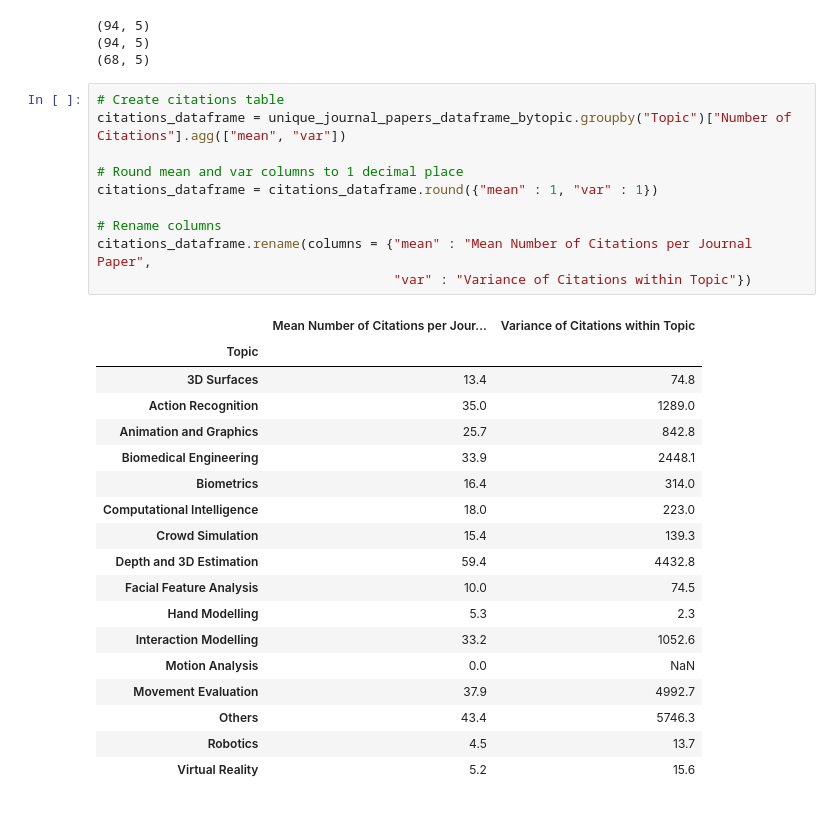
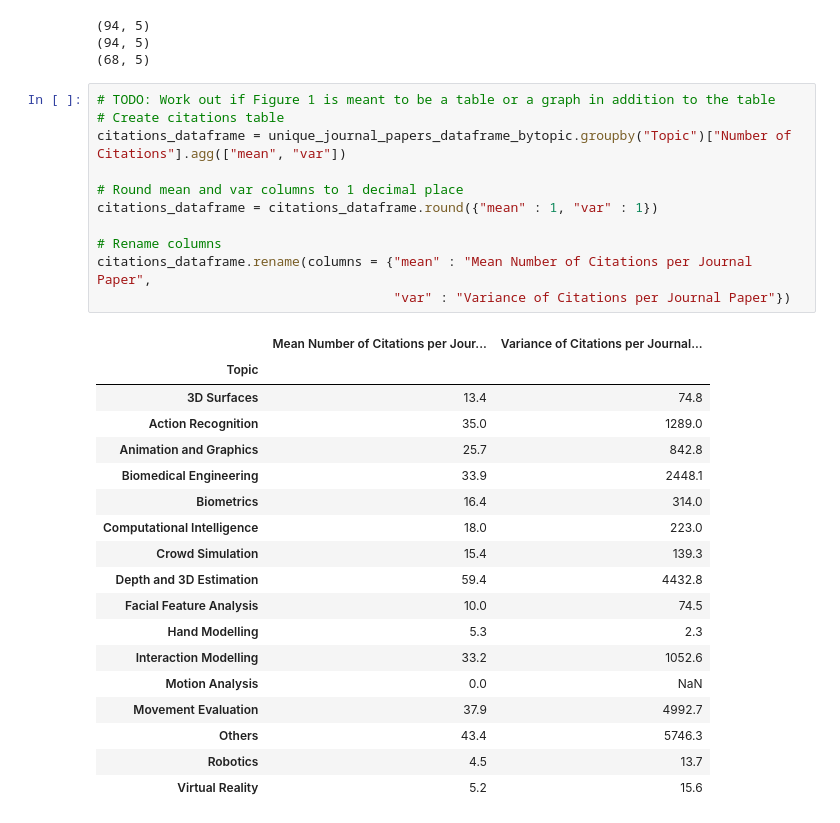
Before and after one commit to alasdair-breasley/pds-assignment, a Jupyter notebook: PDS_Assignment.ipynb, the cells around one changed output. Saved outputs shown, nothing was run; the diff lists cells and outputs as text.

```diff
--- a/PDS_Assignment.ipynb
+++ b/PDS_Assignment.ipynb
@@ -487,17 +490,18 @@ print(unique_journal_papers_dataframe.shape)
 (94, 5)
 (68, 5)
 # %%
+# TODO: Work out if Figure 1 is meant to be a table or a graph in addition to the table
 # Create citations table
 citations_dataframe = unique_journal_papers_dataframe_bytopic.groupby("Topic")["Number of Citations"].agg(["mean", "var"])
 
 # Round mean and var columns to 1 decimal place
 citations_dataframe = citations_dataframe.round({"mean" : 1, "var" : 1})
 
 # Rename columns
 citations_dataframe.rename(columns = {"mean" : "Mean Number of Citations per Journal Paper",
-                                      "var" : "Variance of Citations within Topic"})
+                                      "var" : "Variance of Citations per Journal Paper"})
 # %% [output]
-|  | Mean Number of Citations per Jour... | Variance of Citations within Topic |
+|  | Mean Number of Citations per Jour... | Variance of Citations per Journal... |
 | Topic |  |  |
 | 3D Surfaces | 13.4 | 74.8 |
 | Action Recognition | 35.0 | 1289.0 |
```
Also changed, not shown: parts of 3 cells of this notebook.
